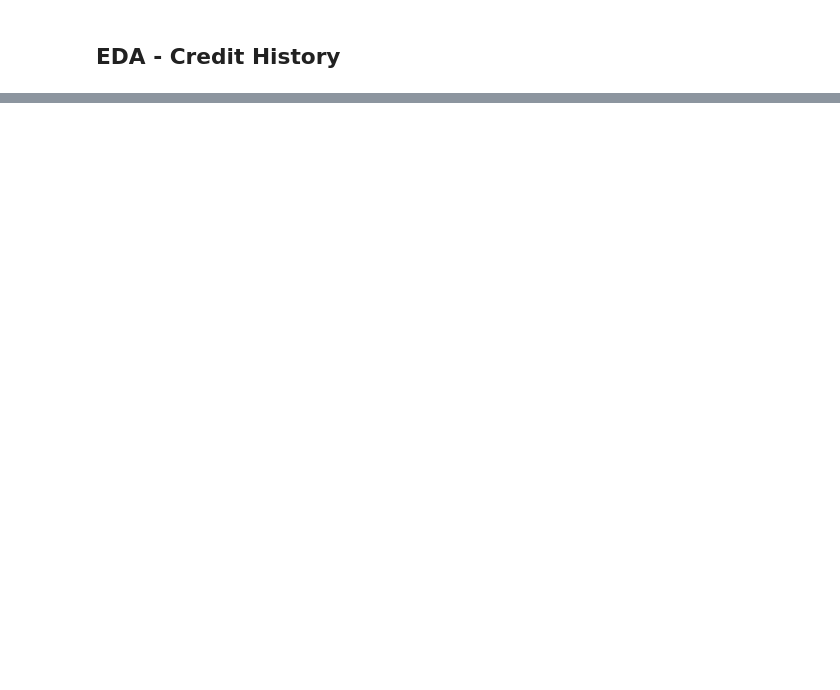
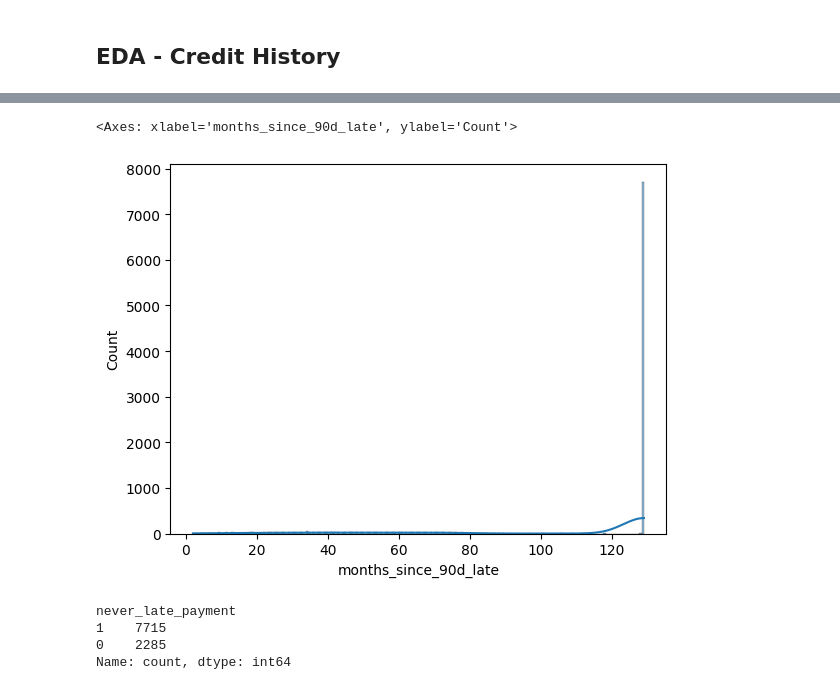
Before and after one commit to akshaypratap008/Linear-Regression-on-Lending-Club-Data, a Jupyter notebook: data_cleaning.ipynb, the cells around one changed output, grey strips where cells are left out. Saved outputs shown, nothing was run; the diff lists cells and outputs as text; code cells hidden in the pictures; blank space fills up the shorter version.

```diff
--- a/data_cleaning.ipynb
+++ b/data_cleaning.ipynb
@@ -166,0 +380,3 @@ temp_df.corr()
+# %%
+# month_since_90d_late == 129 (max), create a new column 'never_late'
+temp_df['never_late_payment'] = (temp_df['months_since_90d_late'] == 129).astype(int)
@@ -166,0 +385,12 @@ temp_df.corr()
+# %%
+sns.histplot(temp_df['months_since_90d_late'], kde=True)
+# %% [output]
+<Axes: xlabel='months_since_90d_late', ylabel='Count'>
+[figure, added]
+# %%
+temp_df['never_late_payment'].value_counts()
+# %% [output]
+never_late_payment
+1    7715
+0    2285
+Name: count, dtype: int64
```
Also changed, not shown: parts of 85 cells of this notebook, 1 other file.
